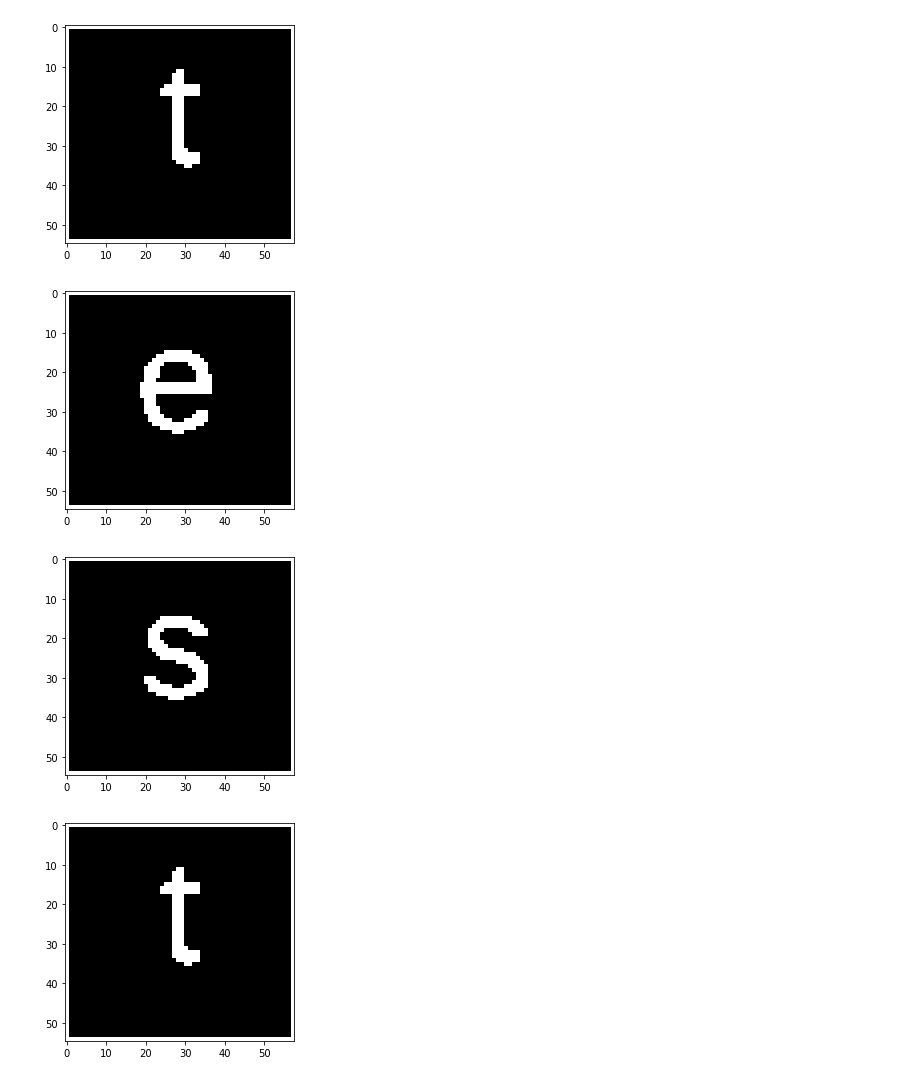
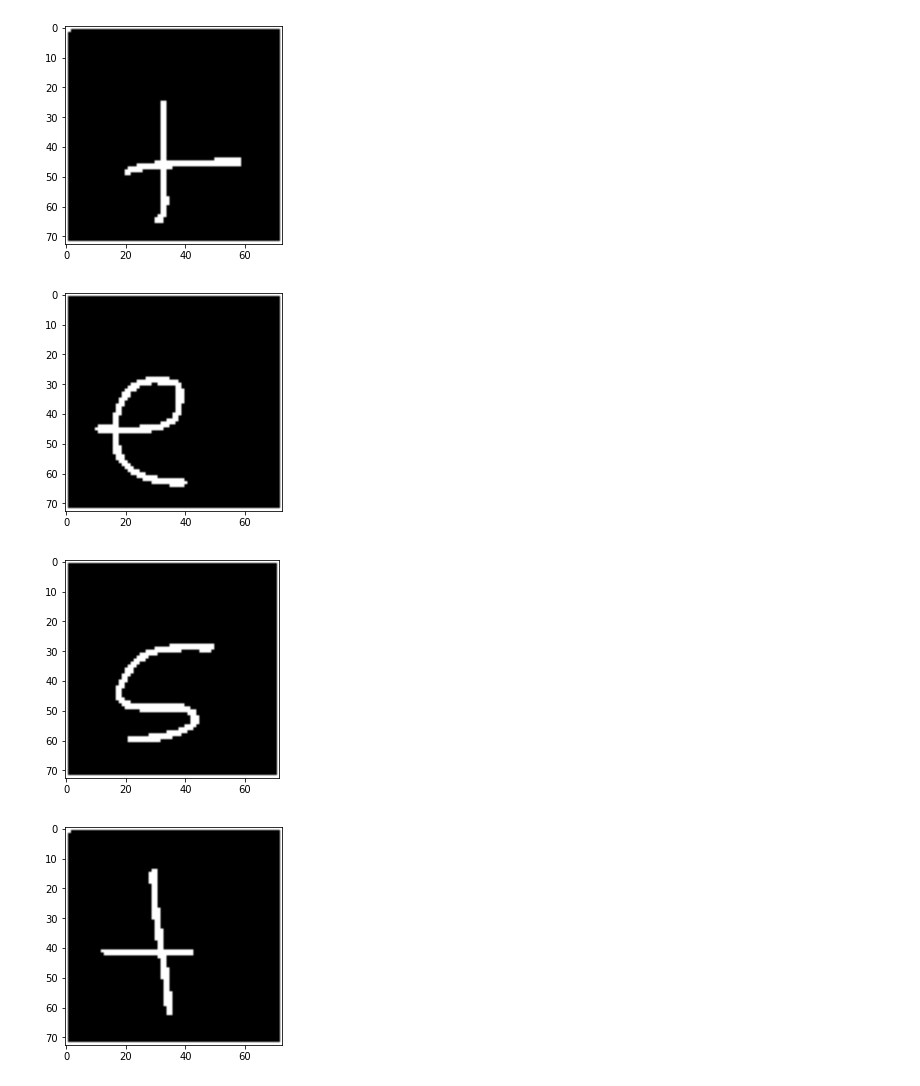
Before and after one commit to Michael-dot-byte/AiOnRaspi, a Jupyter notebook: kerasCharRecognition/GridDetection.ipynb, the cells around one changed output. Cells and saved outputs as stored; diff of their text form; code cells hidden in the pictures.

```diff
--- a/kerasCharRecognition/GridDetection.ipynb
+++ b/kerasCharRecognition/GridDetection.ipynb
@@ -94,5 +94,5 @@ plt.show()
 # %%
-image  = cv2.imread("testBild.jpg")
+image  = cv2.imread("testBild2.png")
 gray = cv2.cvtColor(image, cv2.COLOR_BGR2GRAY)
 thresh = cv2.adaptiveThreshold(gray, 255, 1, 1, 61, 20)
 
@@ -107,6 +107,7 @@ i = 0
 rects = []
 for cnt in contours:
     x,y,w,h = cv2.boundingRect(cnt)
+    print(w, h)
     rects.append((x,y,w,h))
     cv2.rectangle(thresh,(x,y),(x+w,y+h),(255,255,255),1)
     #print(x,y,w,h)
@@ -125,38 +142,38 @@ import math
 words = []
 letters = []
 
 inverted = cv2.adaptiveThreshold(gray, 255, 1, 1, 61, 20)
 
 alt_y = -1
 
 for r in rects:
     x,y,w,h = r
-    if (w >= 56 and w <= 60) and (h >= 53 and h <= 67):
+    if (w >= 70 and w <= 75) and (h >= 70 and h <= 75):
         #jump to next word
         if y > alt_y and alt_y != -1:
             words.append(letters)
             letters = []
 
         #get single letter from big image
         crop_img = inverted[y:y+h, x:x+w]
 
         #only take letters which are not blank
         if crop_img.sum() > 56610:
             letters.append(crop_img)
             alt_y = y
 
 words.append(letters)
 
 for w in words:
     for letter in w:
         plt.imshow(letter, cmap='gray')
         plt.show()
     break
 # %% [output]
-[figure, old version]
+[figure, new version]
-[figure, old version]
+[figure, new version]
-[figure, old version]
+[figure, new version]
-[figure, old version]
+[figure, new version]
 # %%
 
 cv2.resize(imageArray, dsize=(28,28), interpolation=cv2.INTER_CUBIC)
```
Also changed, not shown: parts of 11 cells of this notebook, 24 other files.
